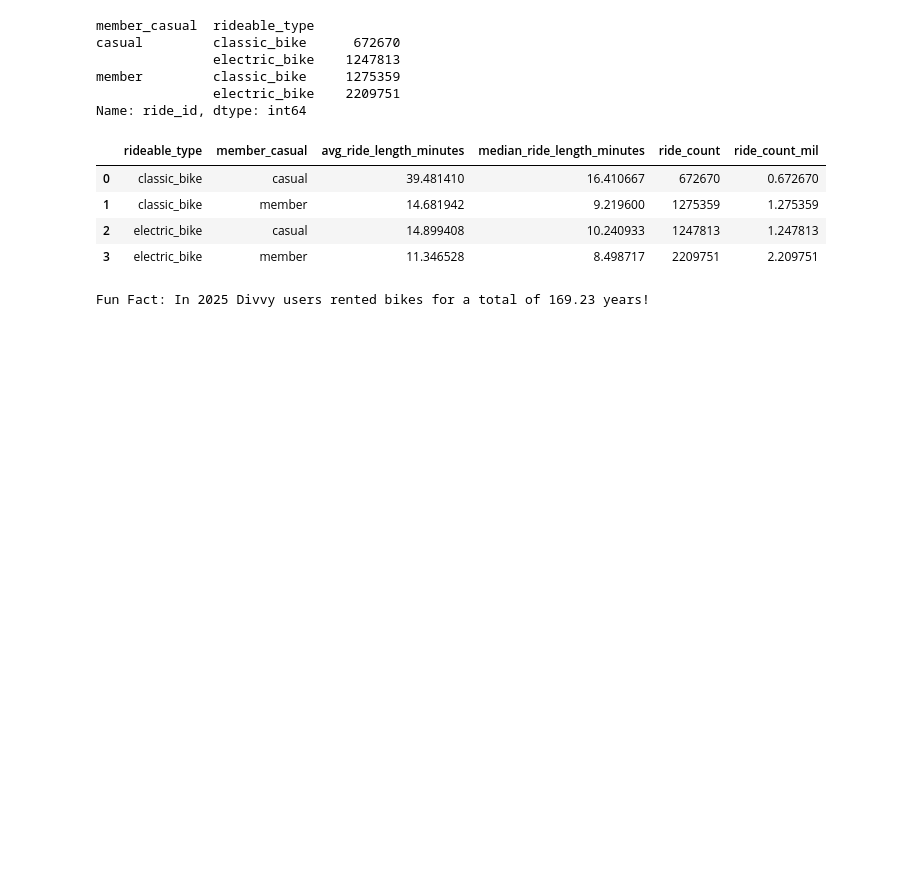
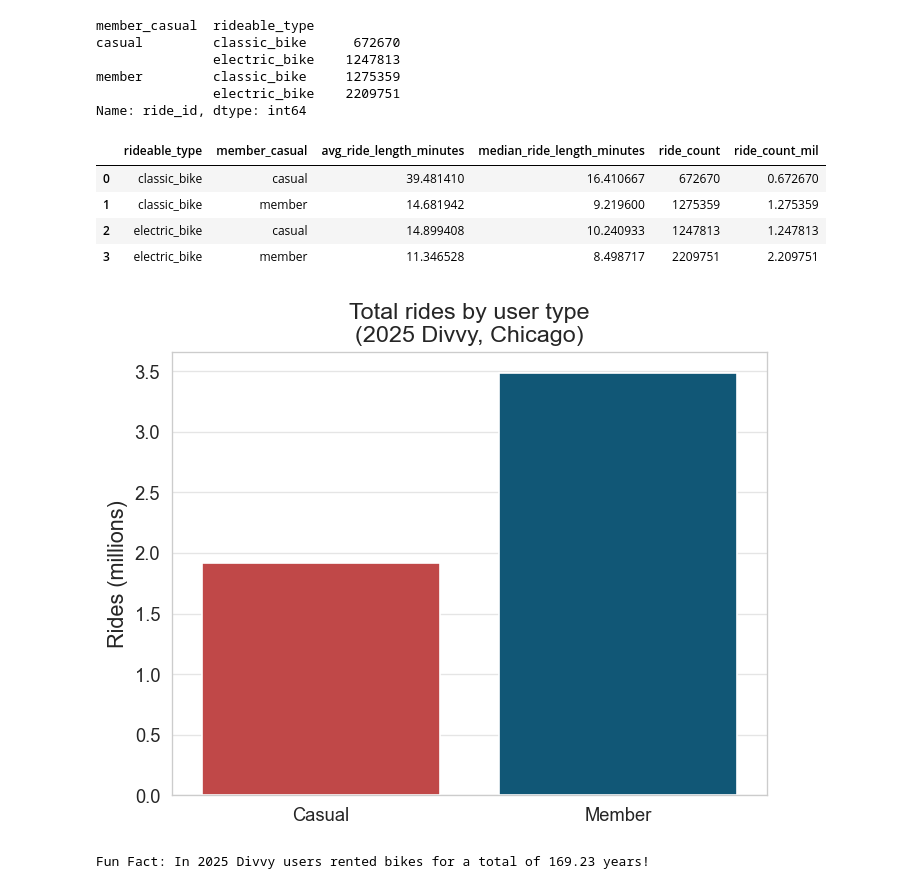
Before and after one commit to danny-hered/divvy-2025-analysis, a Jupyter notebook: report.ipynb, the cells around one changed output. Cells and saved outputs as stored; diff of their text form; code cells hidden in the pictures; blank space fills up the shorter version.

```diff
--- a/report.ipynb
+++ b/report.ipynb
@@ -144,30 +148,31 @@ summary.head()
 | 2 | electric_bike | casual | 14.899408 | 10.240933 | 1247813 | 1.247813 |
 | 3 | electric_bike | member | 11.346528 | 8.498717 | 2209751 | 2.209751 |
 # %%
-summary = df.groupby(['member_casual'], as_index=False).agg(
-    avg_ride_length_minutes =('ride_length_minutes', 'mean'),
-    median_ride_length_minutes=('ride_length_minutes', 'median'),
+ride_counts = df.groupby(['member_casual'], as_index=False).agg(
     ride_count=('ride_id','count')
 )
 
-summary['ride_count_mil']= summary['ride_count']/1_000_000
+ride_counts['ride_count_mil']= ride_counts['ride_count']/1_000_000
 
-sns.barplot(data=summary,
+sns.barplot(data=ride_counts,
             x='member_casual',
             y='ride_count_mil',
             errorbar=None,
             hue='member_casual',
             hue_order=hue_order,
             palette=my_palette,
             )
 
-plt.title('Total Rides by User Type (2025 Divvy, Chicago)')
-plt.xlabel("User Type")
-plt.ylabel("Rides (Millions)")
+plt.xticks([0,1], ['Casual', 'Member'])
+plt.title('Total rides by user type\n(2025 Divvy, Chicago)')
+plt.xlabel("")
+plt.ylabel("Rides (millions)")
 
 
 plt.savefig("figures/total_rides_300dpi.png")
 plt.show()
+# %% [output]
+[figure, added]
 # %%
 # years ridden
 print(f'Fun Fact: In 2025 Divvy users rented bikes for a total of {df["ride_length_minutes"].sum() / 60 / 24 / 365:.2f} years!')
```
Also changed, not shown: parts of 13 cells of this notebook, 7 other files.
